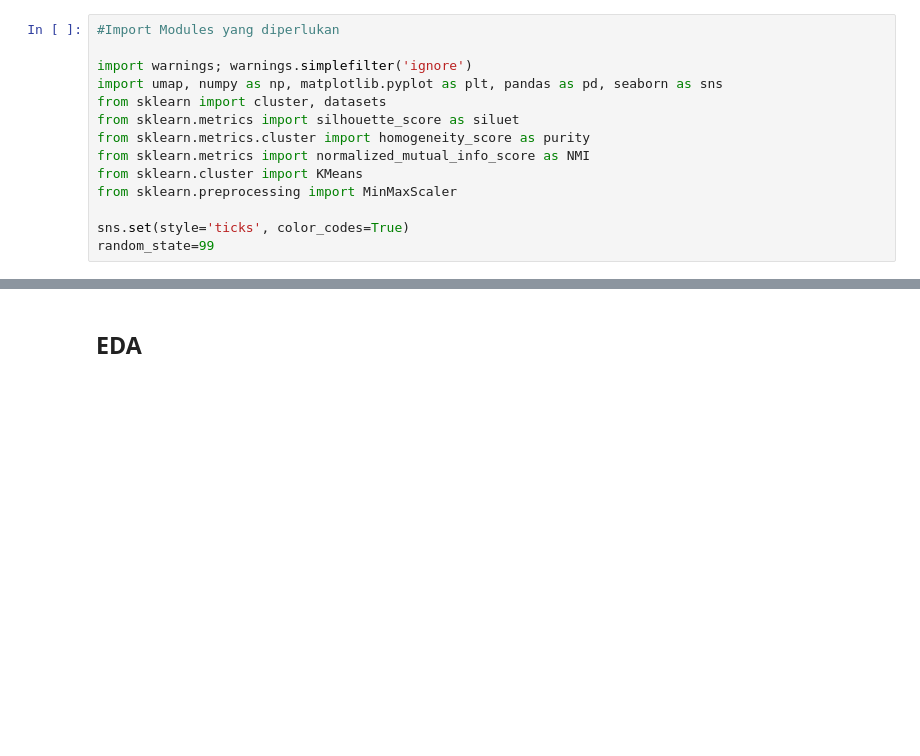
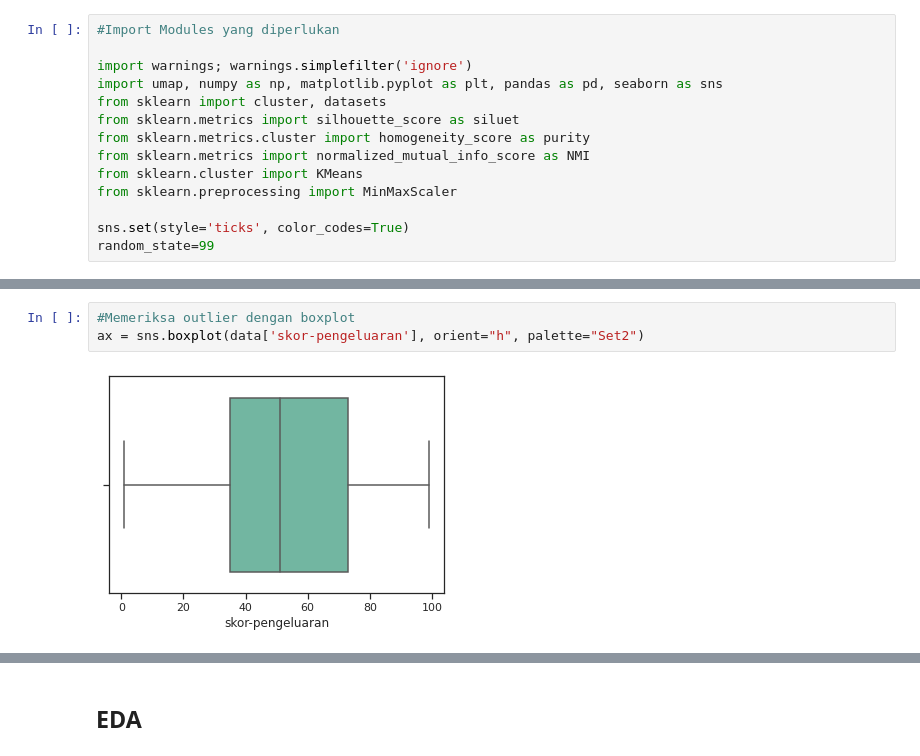
Before and after one commit to riarahmasp/B_Study-Case_2, a Jupyter notebook: Kelompok_B_Study_Case_2.ipynb, the cells around one changed output, grey strips where cells are left out. Cells and saved outputs as stored; diff of their text form; blank space fills up the shorter version.

```diff
--- a/Kelompok_B_Study_Case_2.ipynb
+++ b/Kelompok_B_Study_Case_2.ipynb
@@ -116,0 +286,5 @@ print(data_bersih.shape, data.shape)
+# %%
+#Memeriksa outlier dengan boxplot
+ax = sns.boxplot(data['skor-pengeluaran'], orient="h", palette="Set2")
+# %% [output]
+[figure, added]
```
Also changed, not shown: parts of 55 cells of this notebook.
